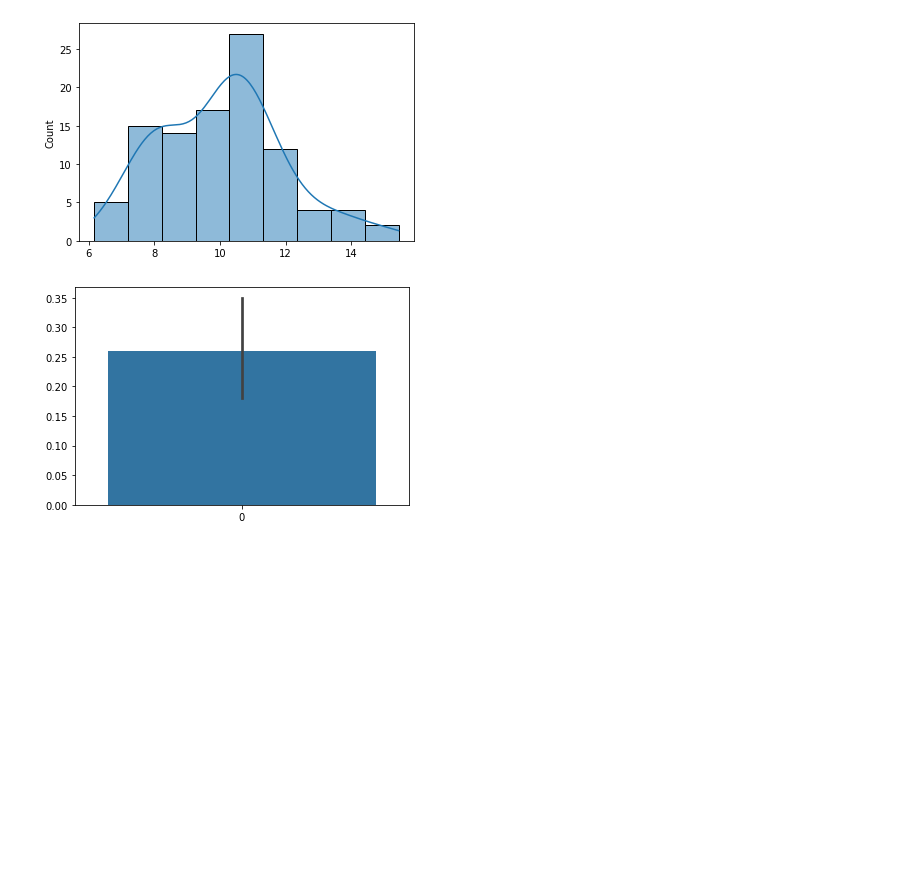
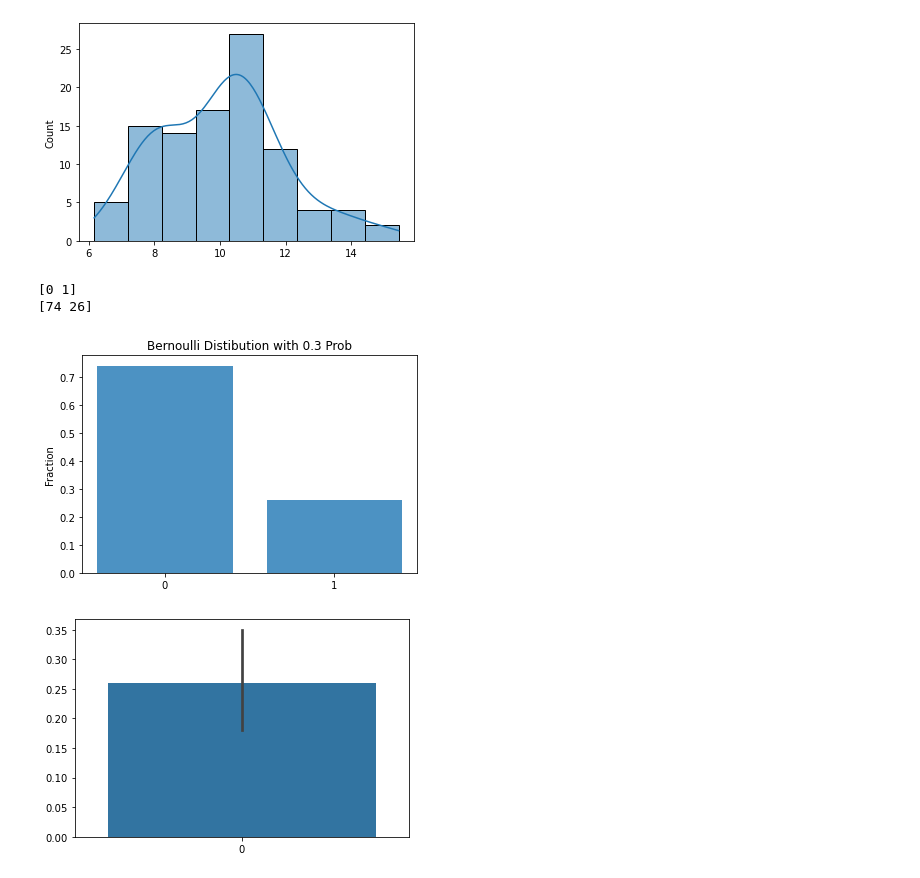
Before and after one commit to Mythamor/Linear_Regression, a Jupyter notebook: Linear_Regression.ipynb, the cells around one changed output. Cells and saved outputs as stored; diff of their text form; code cells hidden in the pictures; blank space fills up the shorter version.

```diff
--- a/Linear_Regression.ipynb
+++ b/Linear_Regression.ipynb
@@ -95,6 +95,20 @@ sns.histplot(X1, kde=True);
 sns.histplot(X2, kde=True);
 # %% [output]
 [figure]
+# %%
+# Visualize X3 Bernoulli dist
+values, counts = np.unique(X3, return_counts=True)
+print(values)
+print(counts)
+
+plt.bar(values, counts/100, align='center', alpha=0.8)
+plt.xticks(values)
+plt.ylabel('Fraction')
+plt.title('Bernoulli Distibution with 0.3 Prob');
+# %% [output]
+[0 1]
+[74 26]
+[figure, added]
 # %%
 # Counting occurrences of 0s and 1s
 sns.barplot(data=X3);
```
Also changed, not shown: parts of 16 cells of this notebook.
